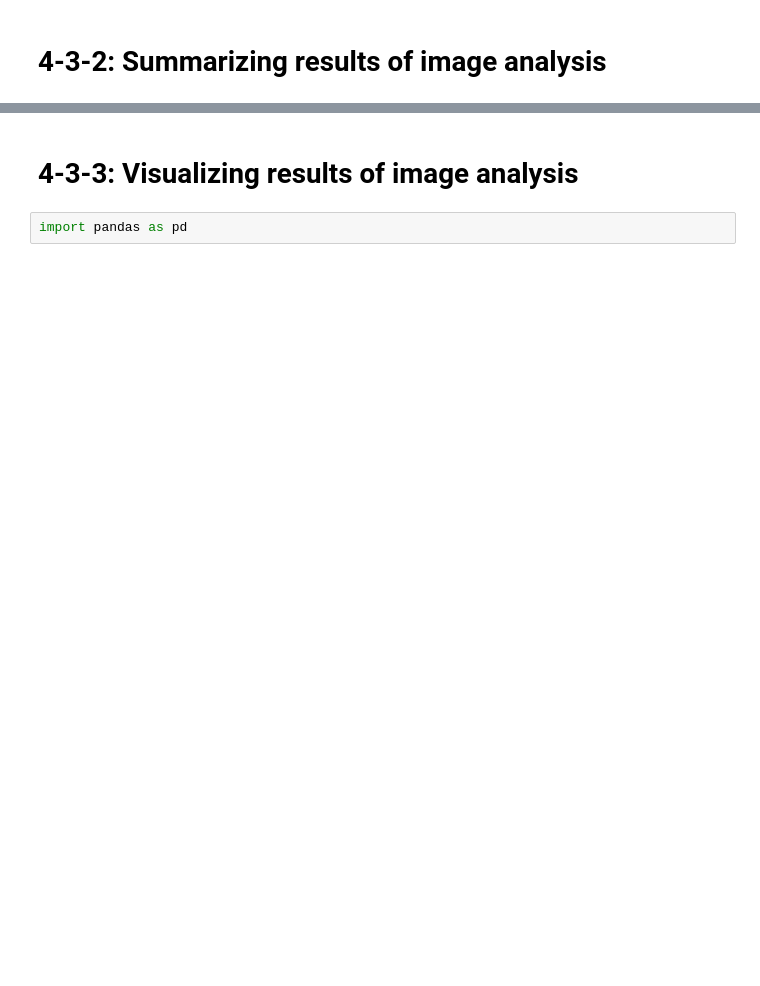
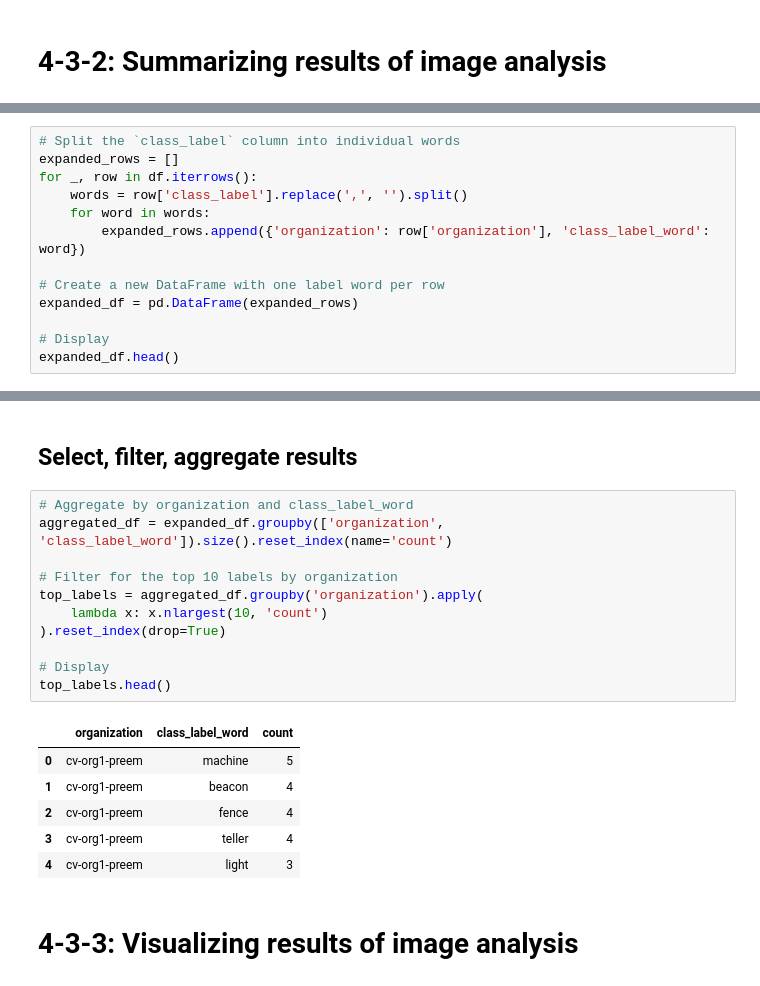
Before and after one commit to cca-cce/osm-cca, a Jupyter notebook: jnb/aicasc/module04_analyzing_image_content_computer_vision_30pct.ipynb, the cells around one changed output, grey strips where cells are left out. Drawn from its saved outputs; the diff is of its cells as text; blank space fills up the shorter version.

```diff
--- a/jnb/aicasc/module04_analyzing_image_content_computer_vision_30pct.ipynb
+++ b/jnb/aicasc/module04_analyzing_image_content_computer_vision_30pct.ipynb
@@ -291,0 +587,13 @@ import pandas as pd
+# %%
+# Split the `class_label` column into individual words
+expanded_rows = []
+for _, row in df.iterrows():
+    words = row['class_label'].replace(',', '').split()
+    for word in words:
+        expanded_rows.append({'organization': row['organization'], 'class_label_word': word})
+
+# Create a new DataFrame with one label word per row
+expanded_df = pd.DataFrame(expanded_rows)
+
+# Display
+expanded_df.head()
@@ -292,4 +607,22 @@ import pandas as pd
+# %% [markdown]
+## Select, filter, aggregate results
+# %%
+# Aggregate by organization and class_label_word
+aggregated_df = expanded_df.groupby(['organization', 'class_label_word']).size().reset_index(name='count')
+
+# Filter for the top 10 labels by organization
+top_labels = aggregated_df.groupby('organization').apply(
+    lambda x: x.nlargest(10, 'count')
+).reset_index(drop=True)
+
+# Display
+top_labels.head()
+# %% [output]
+|  | organization | class_label_word | count |
+| 0 | cv-org1-preem | machine | 5 |
+| 1 | cv-org1-preem | beacon | 4 |
+| 2 | cv-org1-preem | fence | 4 |
+| 3 | cv-org1-preem | teller | 4 |
+| 4 | cv-org1-preem | light | 3 |
 # %% [markdown]
 # 4-3-3: Visualizing results of image analysis
-# %%
-import pandas as pd
```
Also changed, not shown: parts of 23 cells of this notebook.
